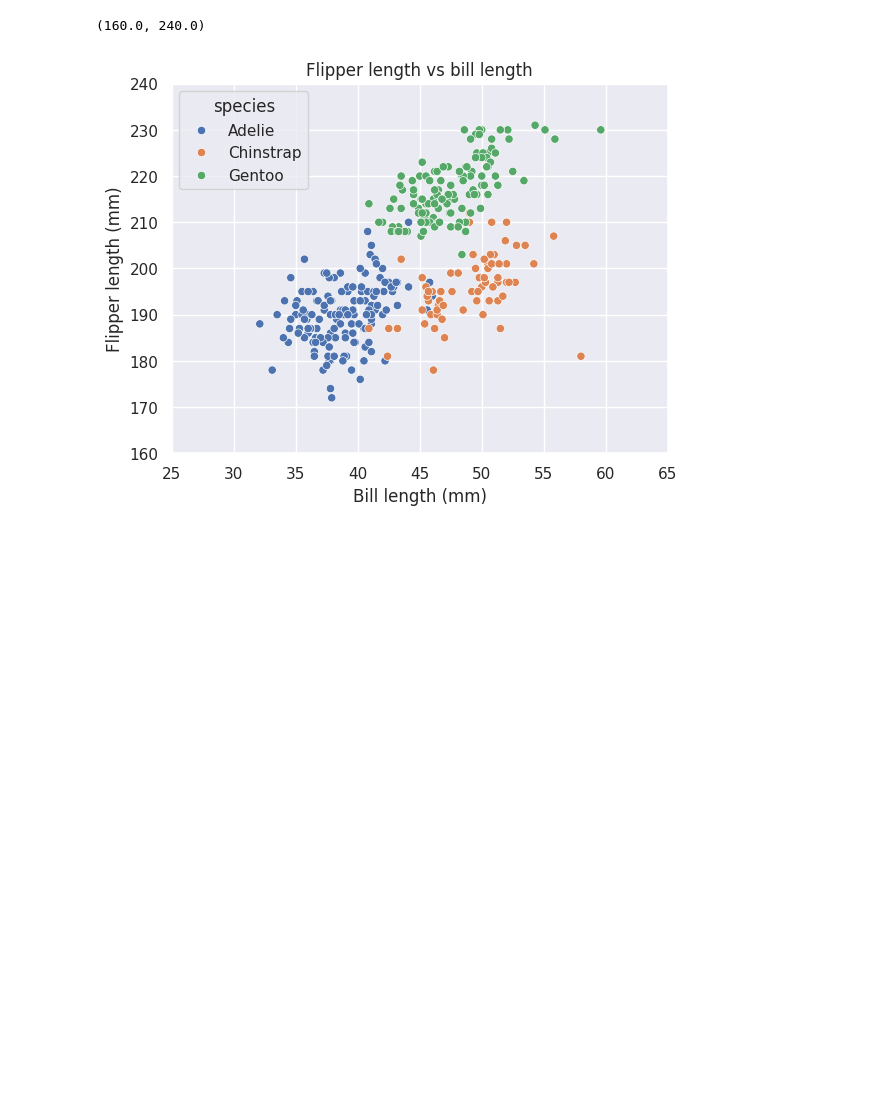
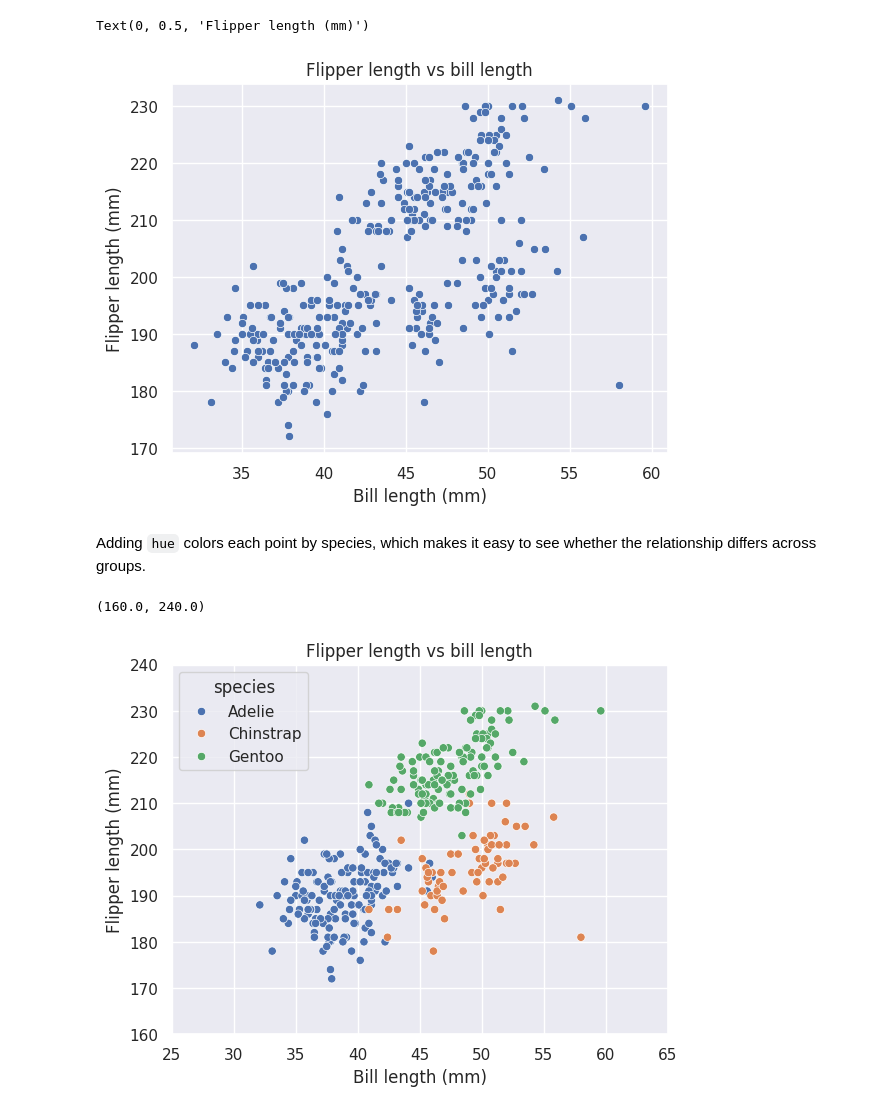
Before and after one commit to ami-null/python-course, a Jupyter notebook: 14_plotting-with-seaborn.ipynb, the cells around one changed output. Saved outputs shown, nothing was run; the diff lists cells and outputs as text; code cells hidden in the pictures; blank space fills up the shorter version.

```diff
--- a/14_plotting-with-seaborn.ipynb
+++ b/14_plotting-with-seaborn.ipynb
@@ -24,3 +87,17 @@ df.head()
+# %%
+sns.scatterplot(
+    data = df,
+    x = "bill_length_mm",
+    y = "flipper_length_mm"
+)
+plt.title("Flipper length vs bill length")
+plt.xlabel("Bill length (mm)")
+plt.ylabel("Flipper length (mm)")
+# %% [output]
+Text(0, 0.5, 'Flipper length (mm)')
+[figure, added]
+# %% [markdown]
+Adding `hue` colors each point by species, which makes it easy to see whether the relationship differs across groups.
 # %%
 sns.scatterplot(
     data = df,
```
Also changed, not shown: parts of 46 cells of this notebook.
